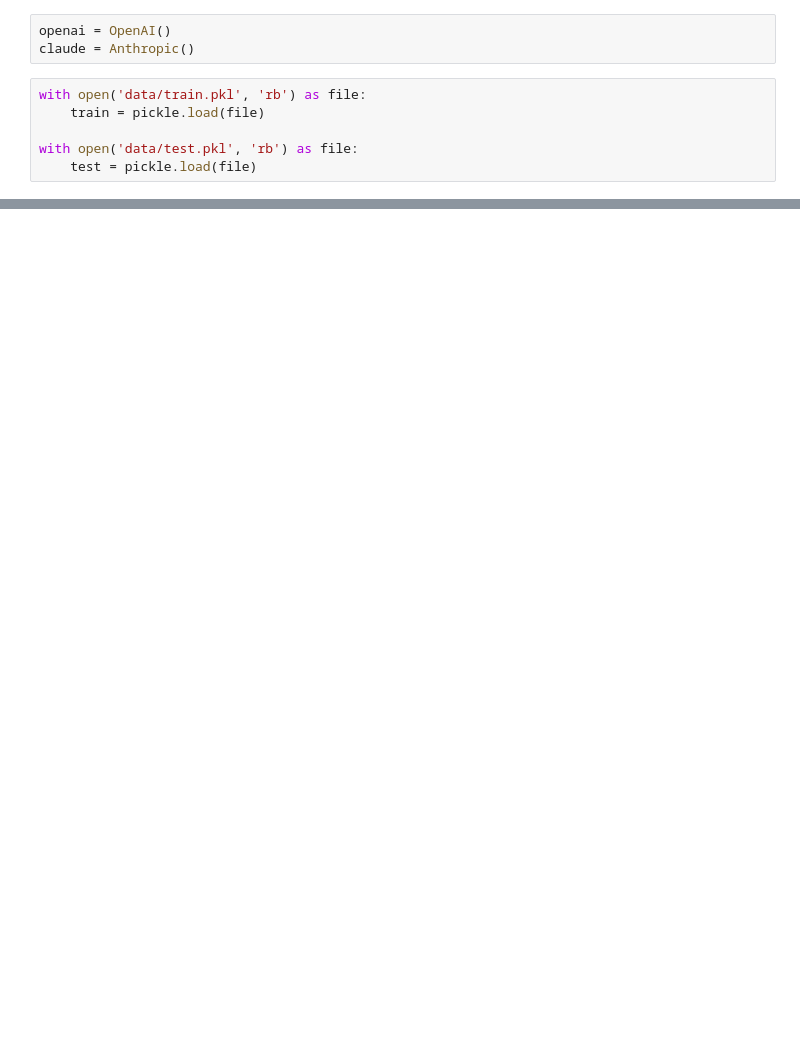
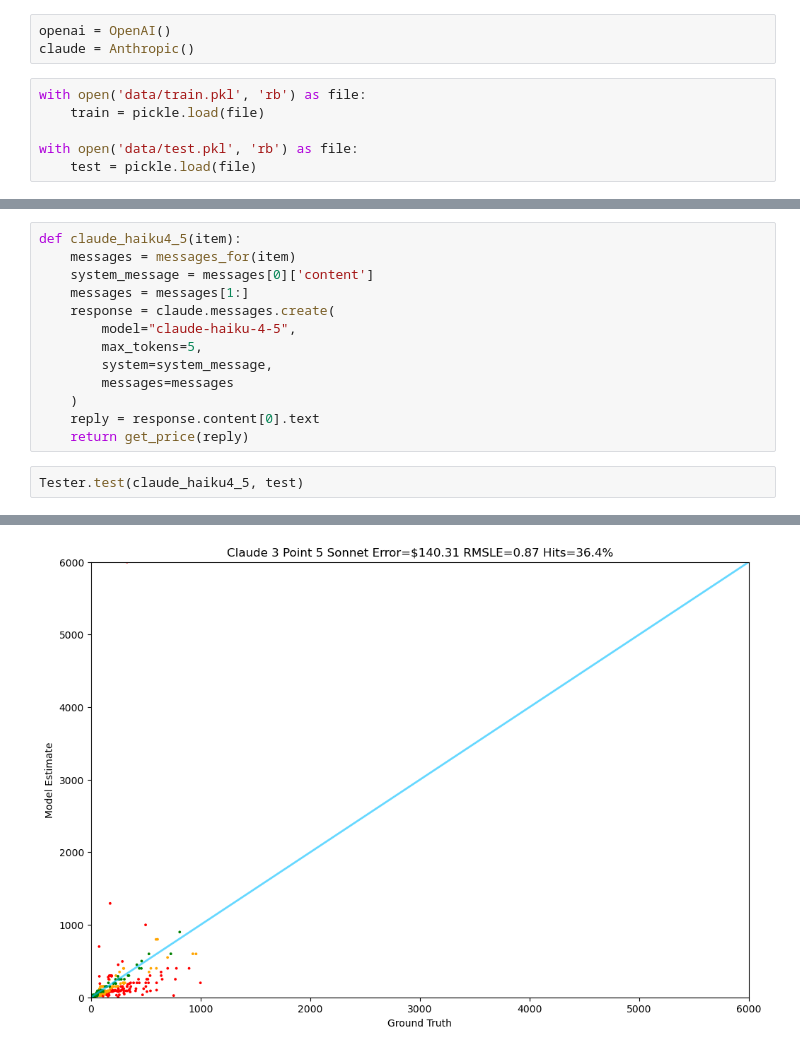
Before and after one commit to onurrtosunn/Predict_Product_Prices_via_Agents, a Jupyter notebook: llm_zero_shot_prediction.ipynb, the cells around one changed output, grey strips where cells are left out. Cells and saved outputs as stored; diff of their text form; blank space fills up the shorter version.

```diff
--- a/llm_zero_shot_prediction.ipynb
+++ b/llm_zero_shot_prediction.ipynb
@@ -46,0 +129,16 @@ with open('data/test.pkl', 'rb') as file:
+# %%
+def claude_haiku4_5(item):
+    messages = messages_for(item)
+    system_message = messages[0]['content']
+    messages = messages[1:]
+    response = claude.messages.create(
+        model="claude-haiku-4-5",
+        max_tokens=5,
+        system=system_message,
+        messages=messages
+    )
+    reply = response.content[0].text
+    return get_price(reply)
+# %%
+Tester.test(claude_haiku4_5, test)
+# %% [output]
@@ -46,0 +162 @@ with open('data/test.pkl', 'rb') as file:
+[figure, added]
```
Also changed, not shown: parts of 13 cells of this notebook.
